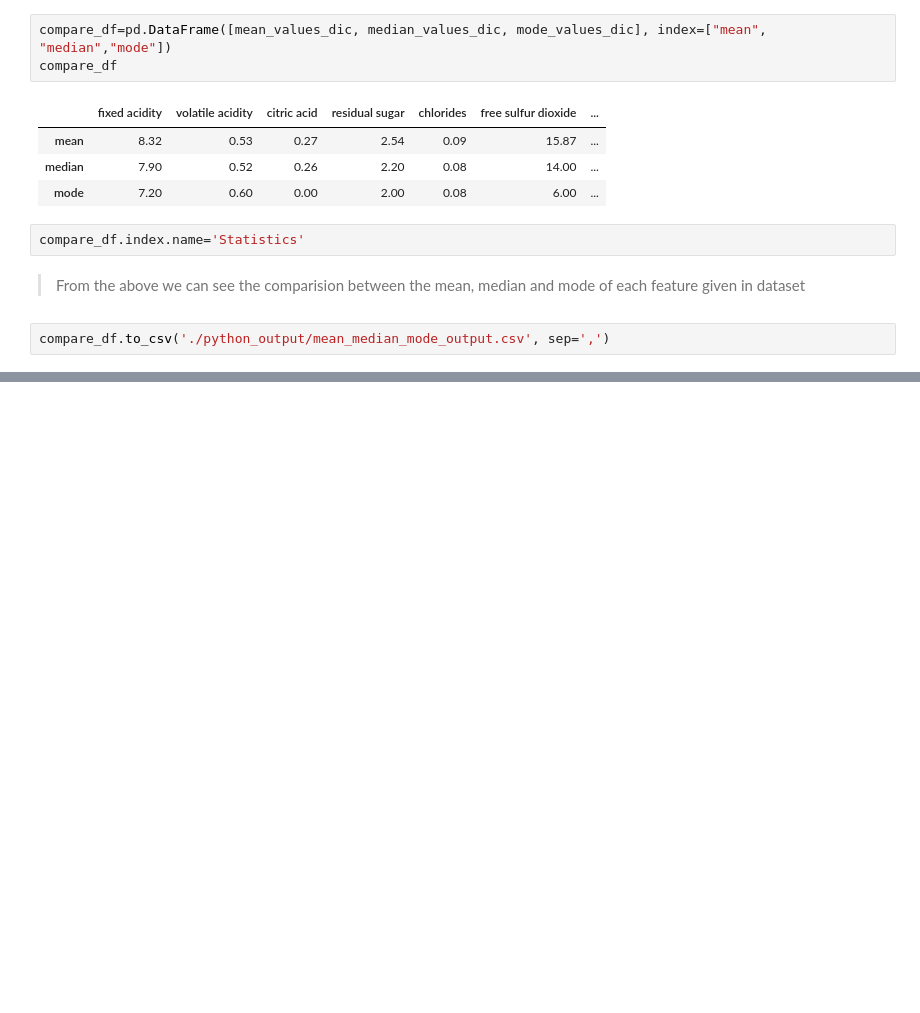
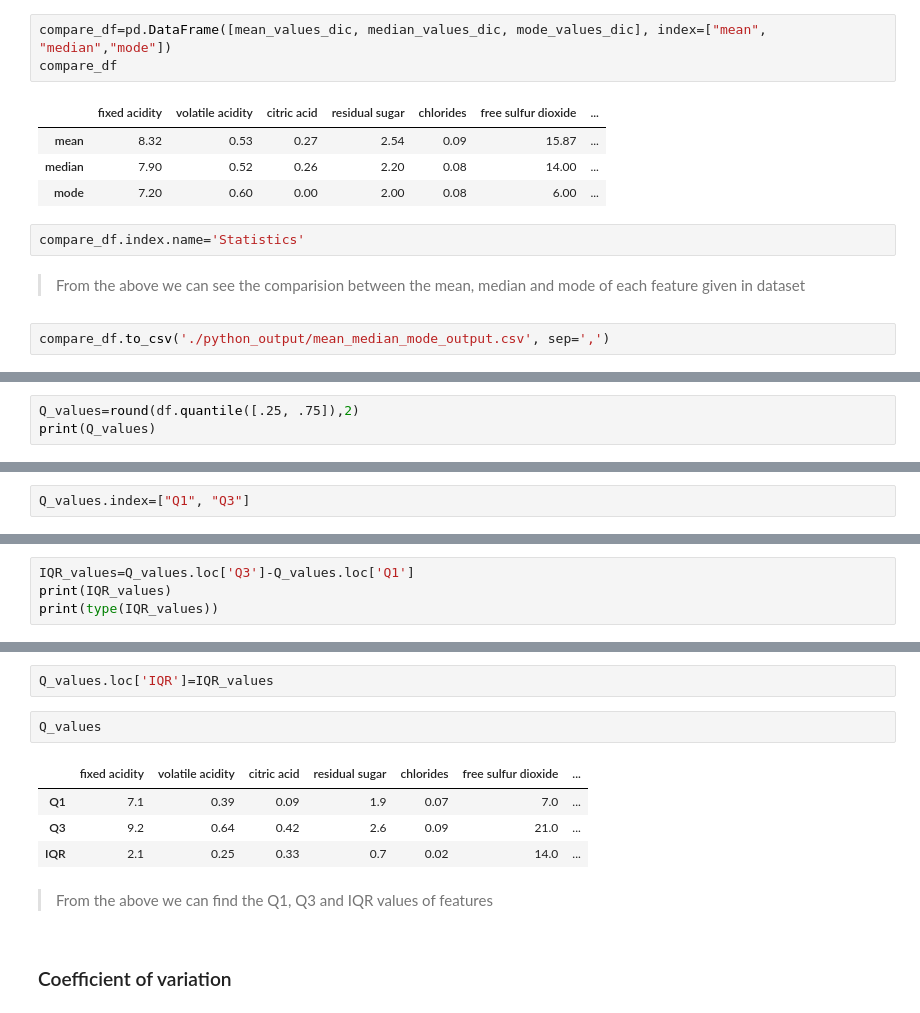
Before and after one commit to sumitkpal62/Red_wine_analysis, a Jupyter notebook: main.ipynb, the cells around one changed output, grey strips where cells are left out. Saved outputs shown, nothing was run; the diff lists cells and outputs as text; blank space fills up the shorter version.

```diff
--- a/main.ipynb
+++ b/main.ipynb
@@ -274,0 +380,3 @@ compare_df.to_csv('./python_output/mean_median_mode_output.csv', sep=',')
+# %%
+Q_values=round(df.quantile([.25, .75]),2)
+print(Q_values)
@@ -274,0 +395,2 @@ compare_df.to_csv('./python_output/mean_median_mode_output.csv', sep=',')
+# %%
+Q_values.index=["Q1", "Q3"]
@@ -274,0 +403,4 @@ compare_df.to_csv('./python_output/mean_median_mode_output.csv', sep=',')
+# %%
+IQR_values=Q_values.loc['Q3']-Q_values.loc['Q1']
+print(IQR_values)
+print(type(IQR_values))
@@ -274,0 +422,13 @@ compare_df.to_csv('./python_output/mean_median_mode_output.csv', sep=',')
+# %%
+Q_values.loc['IQR']=IQR_values
+# %%
+Q_values
+# %% [output]
+|  | fixed acidity | volatile acidity | citric acid | residual sugar | chlorides | free sulfur dioxide | ... |
+| Q1 | 7.1 | 0.39 | 0.09 | 1.9 | 0.07 | 7.0 | ... |
+| Q3 | 9.2 | 0.64 | 0.42 | 2.6 | 0.09 | 21.0 | ... |
+| IQR | 2.1 | 0.25 | 0.33 | 0.7 | 0.02 | 14.0 | ... |
+# %% [markdown]
+> From the above we can find the Q1, Q3 and IQR values of features
+# %% [markdown]
+### Coefficient of variation
```
Also changed, not shown: parts of 15 cells of this notebook, 1 other file.
